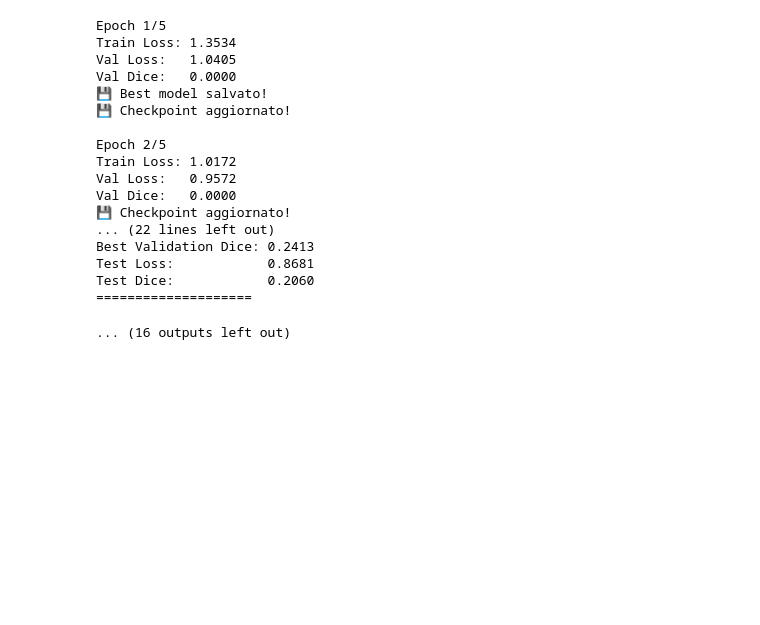
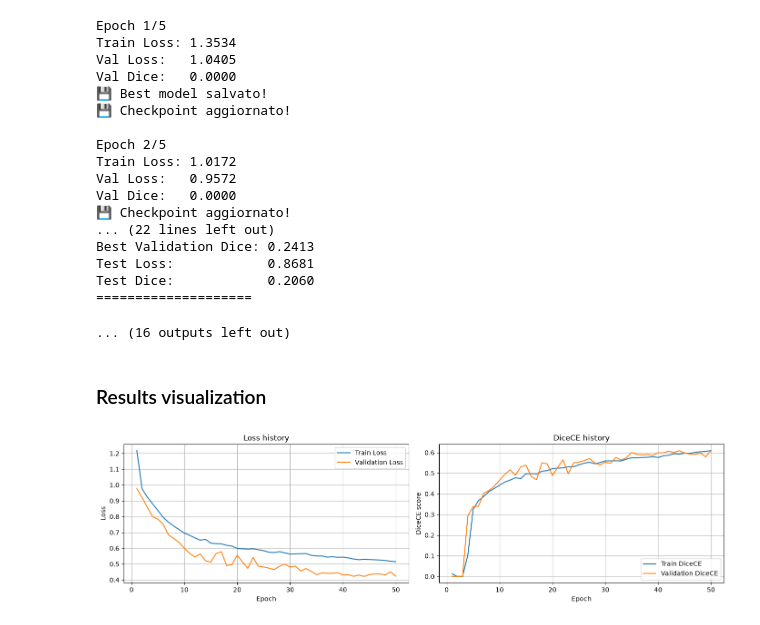
Before and after one commit to mkdib1/med_lab, a Jupyter notebook: notebook/pw.ipynb, the cells around one changed output. Cells and saved outputs as stored; diff of their text form; code cells hidden in the pictures; blank space fills up the shorter version.

```diff
--- a/notebook/pw.ipynb
+++ b/notebook/pw.ipynb
@@ -442,3 +490,9 @@ Test Loss:            0.8681
 Test Dice:            0.2060
 ====================
 ... (16 outputs left out)
+# %% [markdown]
+### Results visualization
+# %%
+show_loss_eval_metric_history(r"C:\Users\mirko\med_lab\results\history_simple_model.pth")
+# %% [output]
+[figure, added]
```
Also changed, not shown: parts of 8 cells of this notebook, 4 other files.
